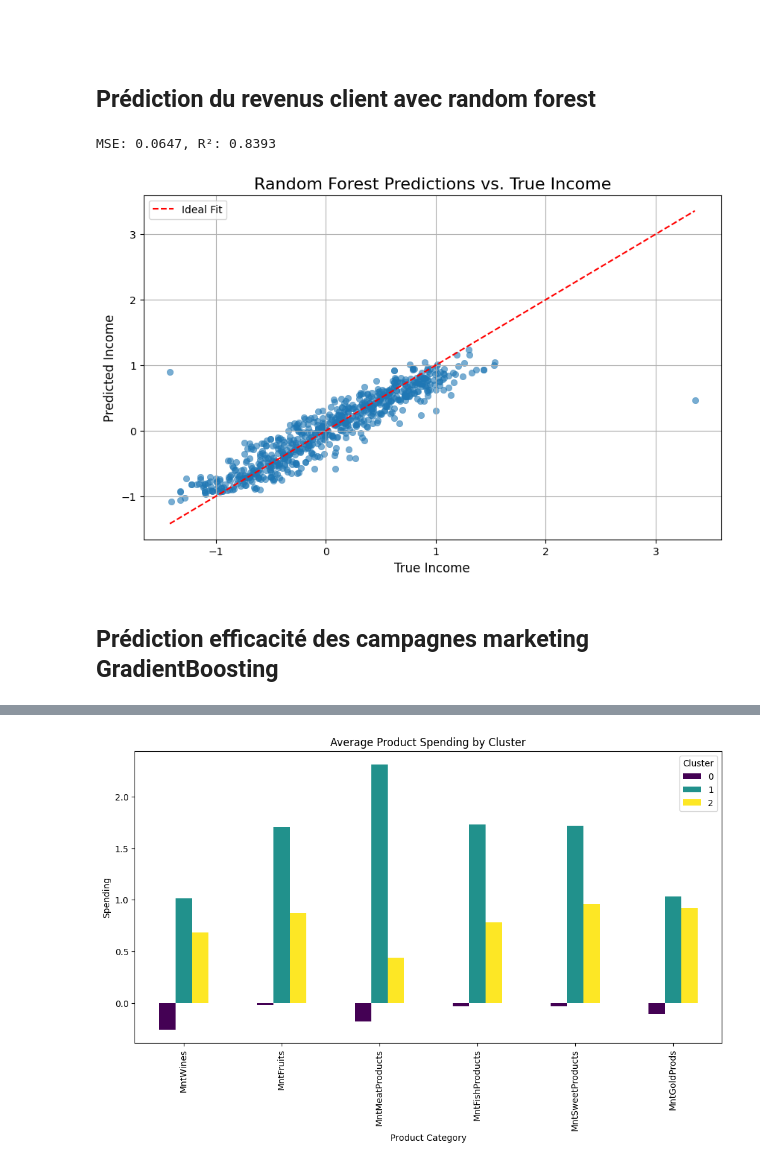
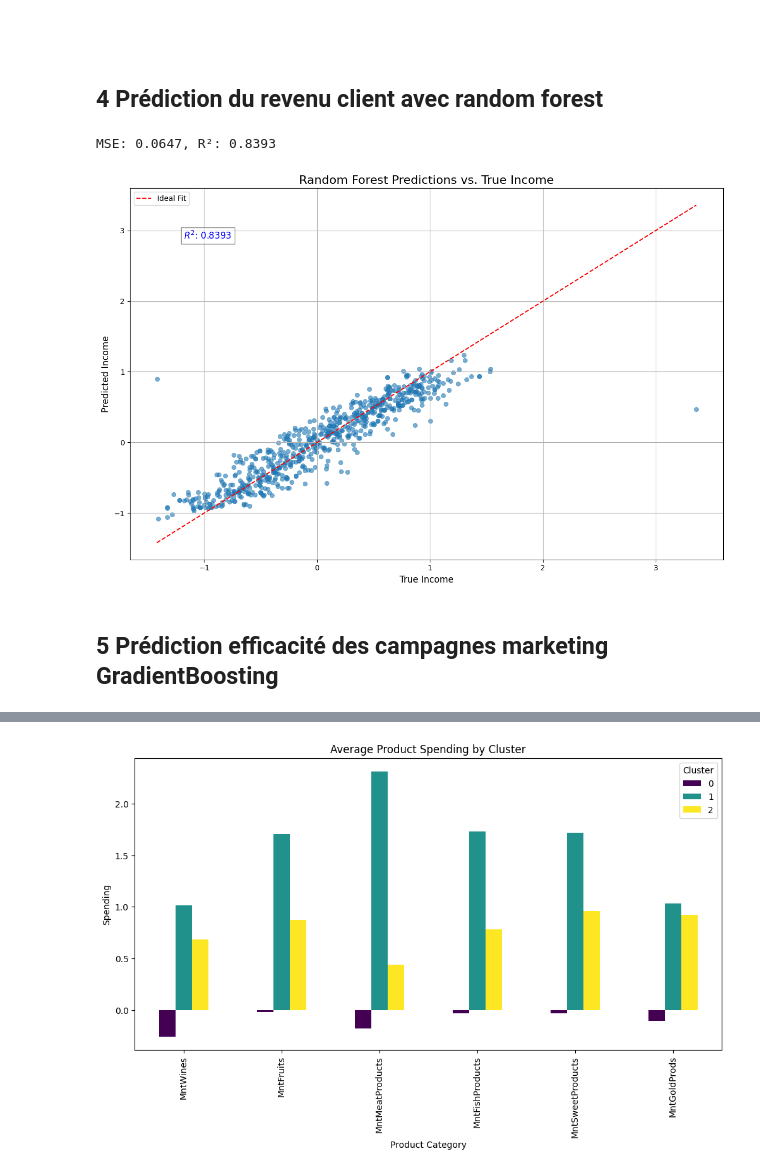
Before and after one commit to Jmuhleman/BUI_2024, a Jupyter notebook: projet/exploration.ipynb, the cells around one changed output, grey strips where cells are left out. Saved outputs shown, nothing was run; the diff lists cells and outputs as text; code cells hidden in the pictures.

```diff
--- a/projet/exploration.ipynb
+++ b/projet/exploration.ipynb
@@ -322,9 +315,10 @@ MntGoldProds - R² Score: 0.2509
 # %% [markdown]
 ##
 # %% [markdown]
-## Prédiction du revenus client avec random forest
+## 4 Prédiction du revenu client avec random forest
 # %%
-import numpy as np
+
+	import numpy as np
 import pandas as pd
 from sklearn.model_selection import train_test_split
 from sklearn.ensemble import RandomForestRegressor
@@ -332,39 +326,50 @@ from sklearn.metrics import mean_squared_error, r2_score
 import matplotlib.pyplot as plt
 import seaborn as sns
 
 # Define target (CLV proxy) and features
 y = final_df['Income']  # Proxy for lifetime value
 X = final_df.drop(columns=['Income', 'ID', 'Cluster'], errors='ignore')
 
 # One-hot encode categorical variables
 X = pd.get_dummies(X, drop_first=True)
 
 # Split data
 X_train, X_test, y_train, y_test = train_test_split(X, y, test_size=0.3, random_state=42)
 
 # Train Random Forest
 rf_model = RandomForestRegressor(random_state=42)
 rf_model.fit(X_train, y_train)
 
 # Evaluate model
 y_pred = rf_model.predict(X_test)
-print(f'MSE: {mean_squared_error(y_test, y_pred):.4f}, R²: {r2_score(y_test, y_pred):.4f}')
+mse = mean_squared_error(y_test, y_pred)
+r2 = r2_score(y_test, y_pred)
+print(f'MSE: {mse:.4f}, R²: {r2:.4f}')
 
-# Plot true vs. predicted values
-plt.figure(figsize=(10, 6))
+# Visualize true vs. predicted values
+plt.figure(figsize=(12, 8))  # Increase the figure size for more space
 sns.scatterplot(x=y_test, y=y_pred, alpha=0.6, edgecolor=None)
 plt.plot([y_test.min(), y_test.max()], [y_test.min(), y_test.max()], color='red', linestyle='--', label='Ideal Fit')
 plt.title('Random Forest Predictions vs. True Income', fontsize=16)
 plt.xlabel('True Income', fontsize=12)
 plt.ylabel('Predicted Income', fontsize=12)
 plt.legend()
+
+# Add R² text to the plot
+plt.text(
+    x=y_test.min() + (y_test.max() - y_test.min()) * 0.05,  # Position x
+    y=y_test.max() - (y_test.max() - y_test.min()) * 0.1,  # Position y
+    s=f'$R^2$: {r2:.4f}', fontsize=12, color='blue', bbox=dict(facecolor='white', alpha=0.5)
+)
+
 plt.grid(True)
+plt.tight_layout()  # Adjust the layout to prevent overlap
 plt.show()
 # %% [output]
 MSE: 0.0647, R²: 0.8393
-[figure, old version]
+[figure, new version]
 # %% [markdown]
-## Prédiction efficacité des campagnes marketing GradientBoosting
+## 5 Prédiction efficacité des campagnes marketing GradientBoosting
 # %%
 import numpy as np
 import pandas as pd
```
Also changed, not shown: parts of 19 cells of this notebook.
